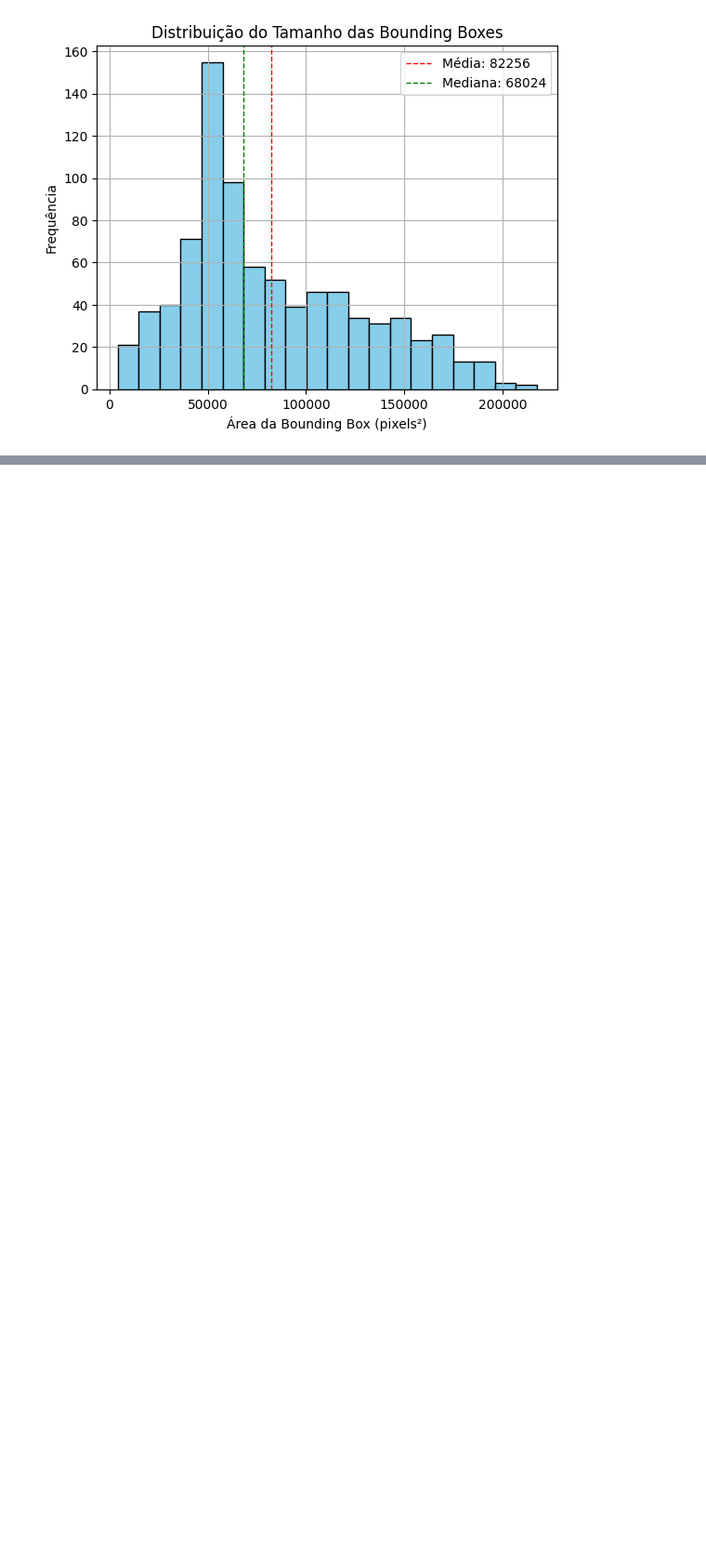
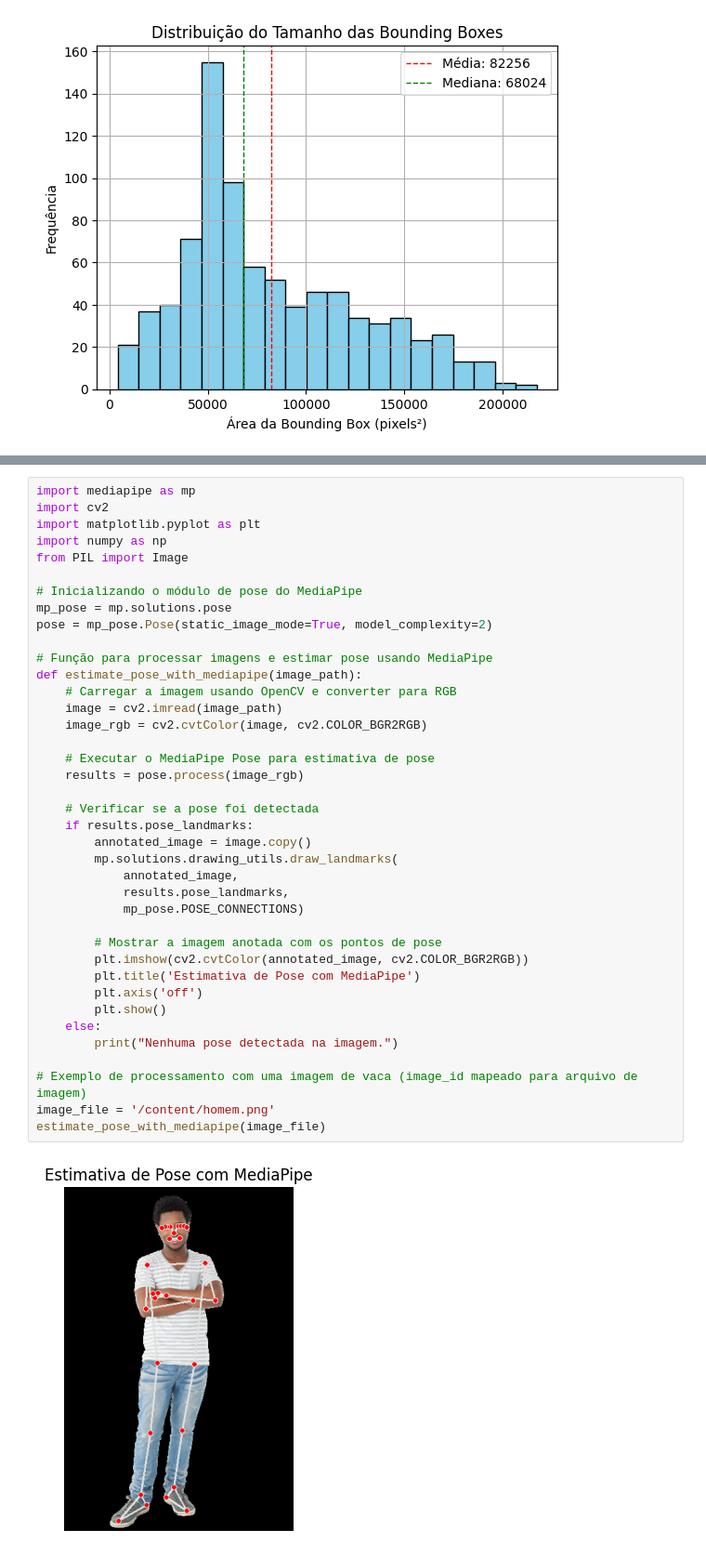
Before and after one commit to BenyFridd/animalPose, a Jupyter notebook: animalpose.ipynb, the cells around one changed output, grey strips where cells are left out. Shown at 93% size. Cells and saved outputs as stored; diff of their text form; blank space fills up the shorter version.

```diff
--- a/animalpose.ipynb
+++ b/animalpose.ipynb
@@ -246,0 +263,41 @@ plt.show()
+# %%
+import mediapipe as mp
+import cv2
+import matplotlib.pyplot as plt
+import numpy as np
+from PIL import Image
+
+# Inicializando o módulo de pose do MediaPipe
+mp_pose = mp.solutions.pose
+pose = mp_pose.Pose(static_image_mode=True, model_complexity=2)
+
+# Função para processar imagens e estimar pose usando MediaPipe
+def estimate_pose_with_mediapipe(image_path):
+    # Carregar a imagem usando OpenCV e converter para RGB
+    image = cv2.imread(image_path)
+    image_rgb = cv2.cvtColor(image, cv2.COLOR_BGR2RGB)
+
+    # Executar o MediaPipe Pose para estimativa de pose
+    results = pose.process(image_rgb)
+
+    # Verificar se a pose foi detectada
+    if results.pose_landmarks:
+        annotated_image = image.copy()
+        mp.solutions.drawing_utils.draw_landmarks(
+            annotated_image,
+            results.pose_landmarks,
+            mp_pose.POSE_CONNECTIONS)
+
+        # Mostrar a imagem anotada com os pontos de pose
+        plt.imshow(cv2.cvtColor(annotated_image, cv2.COLOR_BGR2RGB))
+        plt.title('Estimativa de Pose com MediaPipe')
+        plt.axis('off')
+        plt.show()
+    else:
+        print("Nenhuma pose detectada na imagem.")
+
+# Exemplo de processamento com uma imagem de vaca (image_id mapeado para arquivo de imagem)
+image_file = '/content/homem.png'
+estimate_pose_with_mediapipe(image_file)
+# %% [output]
+[figure, added]
```
Also changed, not shown: parts of 3 cells of this notebook.
